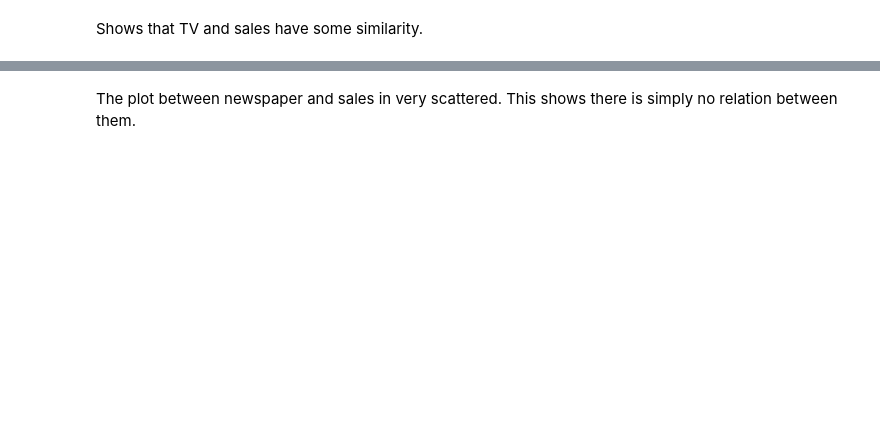
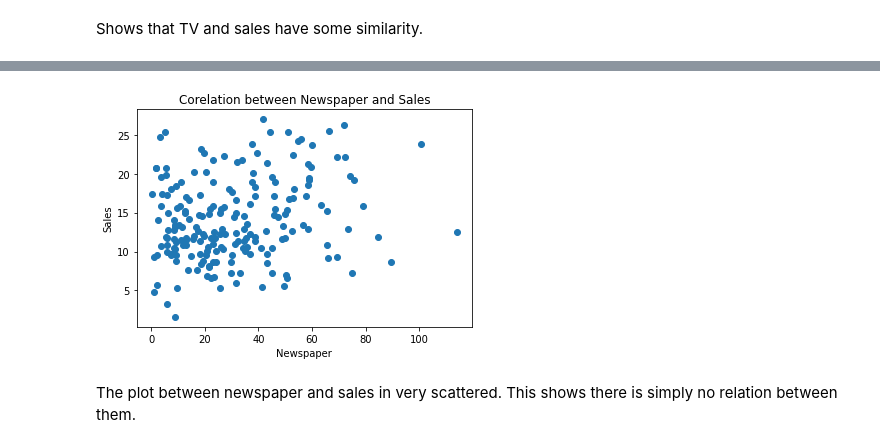
Before and after one commit to archita-at/Data-Science-and-Machine-Learning, a Jupyter notebook: Linear Regression/Linear_Regression_Advertising_Data.ipynb, the cells around one changed output, grey strips where cells are left out. Cells and saved outputs as stored; diff of their text form; code cells hidden in the pictures; blank space fills up the shorter version.

```diff
--- a/Linear Regression/Linear_Regression_Advertising_Data.ipynb
+++ b/Linear Regression/Linear_Regression_Advertising_Data.ipynb
@@ -291,2 +293,10 @@ plt.show()
+# %%
+plt.scatter(df['newspaper'],df['sales'])
+plt.xlabel("Newspaper") #set label of x-axis
+plt.ylabel("Sales") #set label of y-axis
+plt.title("Corelation between Newspaper and Sales") #set title of the plot
+plt.show()
+# %% [output]
+[figure, added]
 # %% [markdown]
 The plot between newspaper and sales in very scattered. This shows there is simply no relation between them.
```
Also changed, not shown: parts of 8 cells of this notebook.
